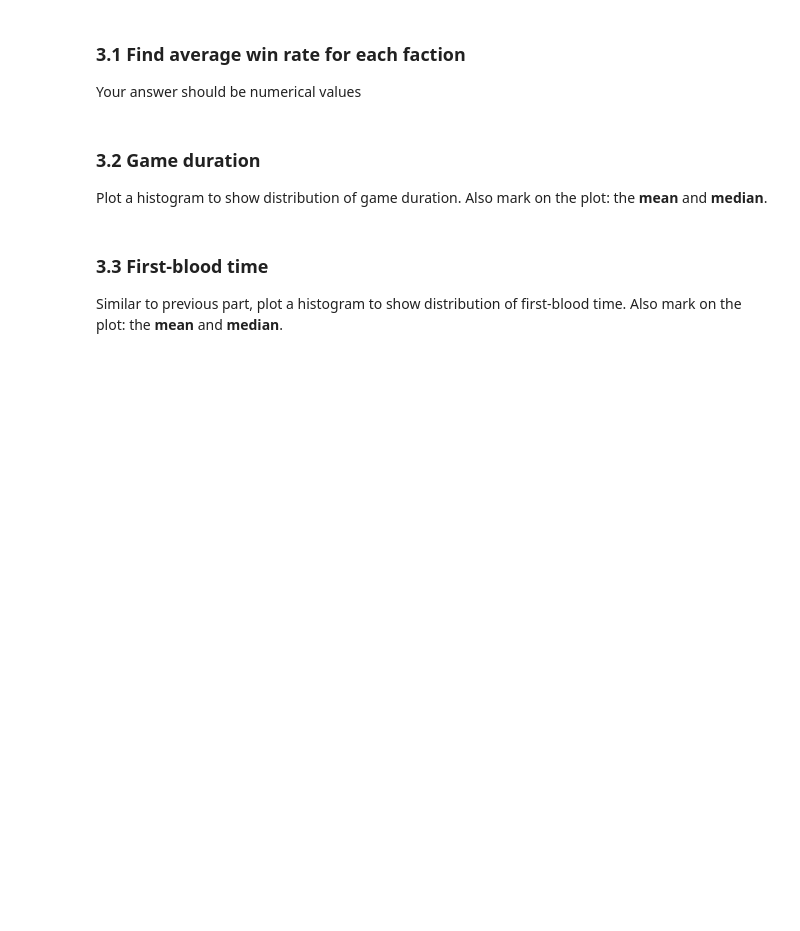
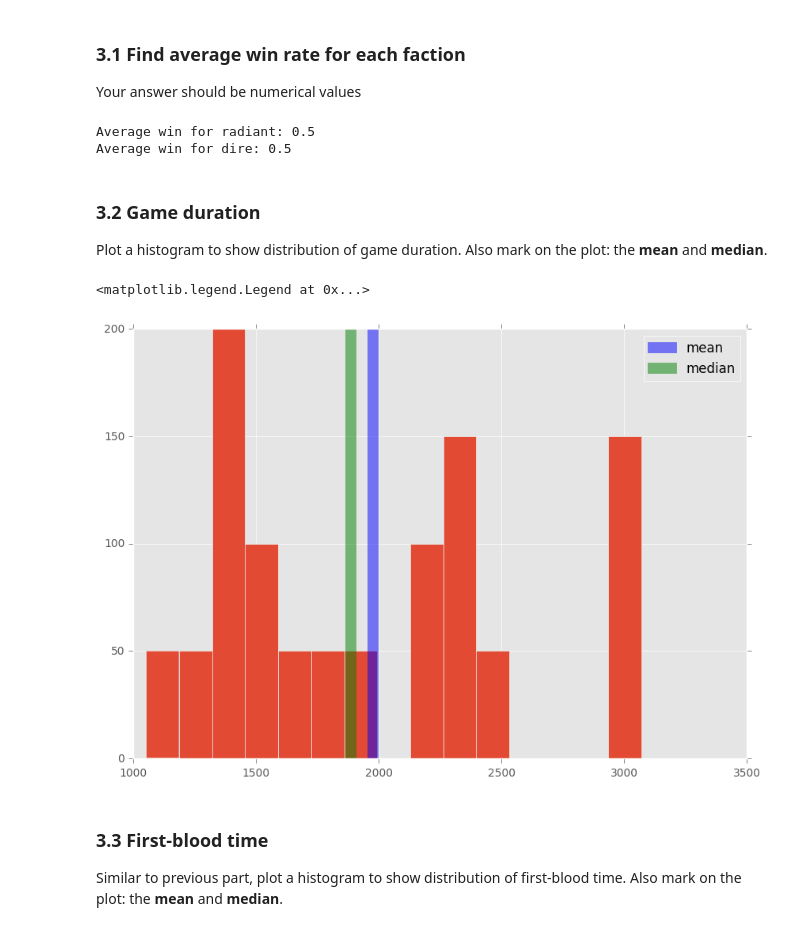
Before and after one commit to tow02/iccs413, a Jupyter notebook: assignments/a2/Assn 2 - Web API and Data Storage.ipynb, the cells around one changed output. Saved outputs shown, nothing was run; the diff lists cells and outputs as text; code cells hidden in the pictures; blank space fills up the shorter version.

```diff
--- a/assignments/a2/Assn 2 - Web API and Data Storage.ipynb
+++ b/assignments/a2/Assn 2 - Web API and Data Storage.ipynb
@@ -143,3 +153,8 @@ We begin this part by loading up the data you stored in a pickle file earlier.
+# %%
+# Fill code here
+
+with open('matches.p', 'rb') as f:
+    matches = pickle.load(f)
 # %% [markdown]
 ### 3.1 Find average win rate for each faction
 
@@ -149,3 +162,21 @@ Your answer should be numerical values
+# %%
+# Fill code here
+
+df = pd.DataFrame(matches)
+
+win_rate = df.groupby(u'radiant_win').size().to_dict()
+radiant_win = win_rate[True]
+dire_win = win_rate[False]
+
+n_match = 1000.
+radiant_average_win = radiant_win/n_match
+dire_average_win = dire_win/n_match
+
+print "Average win for radiant: {}".format(radiant_average_win)
+print "Average win for dire: {}".format(dire_average_win)
+# %% [output]
+Average win for radiant: 0.5
+Average win for dire: 0.5
 # %% [markdown]
 ### 3.2 Game duration
 
@@ -155,3 +184,13 @@ Plot a histogram to show distribution of game duration. Also mark on the plot: t
+# %%
+# Fill code here
+
+df['duration'].hist(figsize=(10,7), bins=15)
+plt.axvline(np.mean(df['duration']), color='b', label='mean', lw = 10, alpha = 0.5)
+plt.axvline(np.median(df['duration']), color='g', label='median', lw = 10, alpha = 0.5)
+plt.legend()
+# %% [output]
+<matplotlib.legend.Legend at 0x...>
+[figure, added]
 # %% [markdown]
 ### 3.3 First-blood time
 
```
Also changed, not shown: parts of 9 cells of this notebook.
